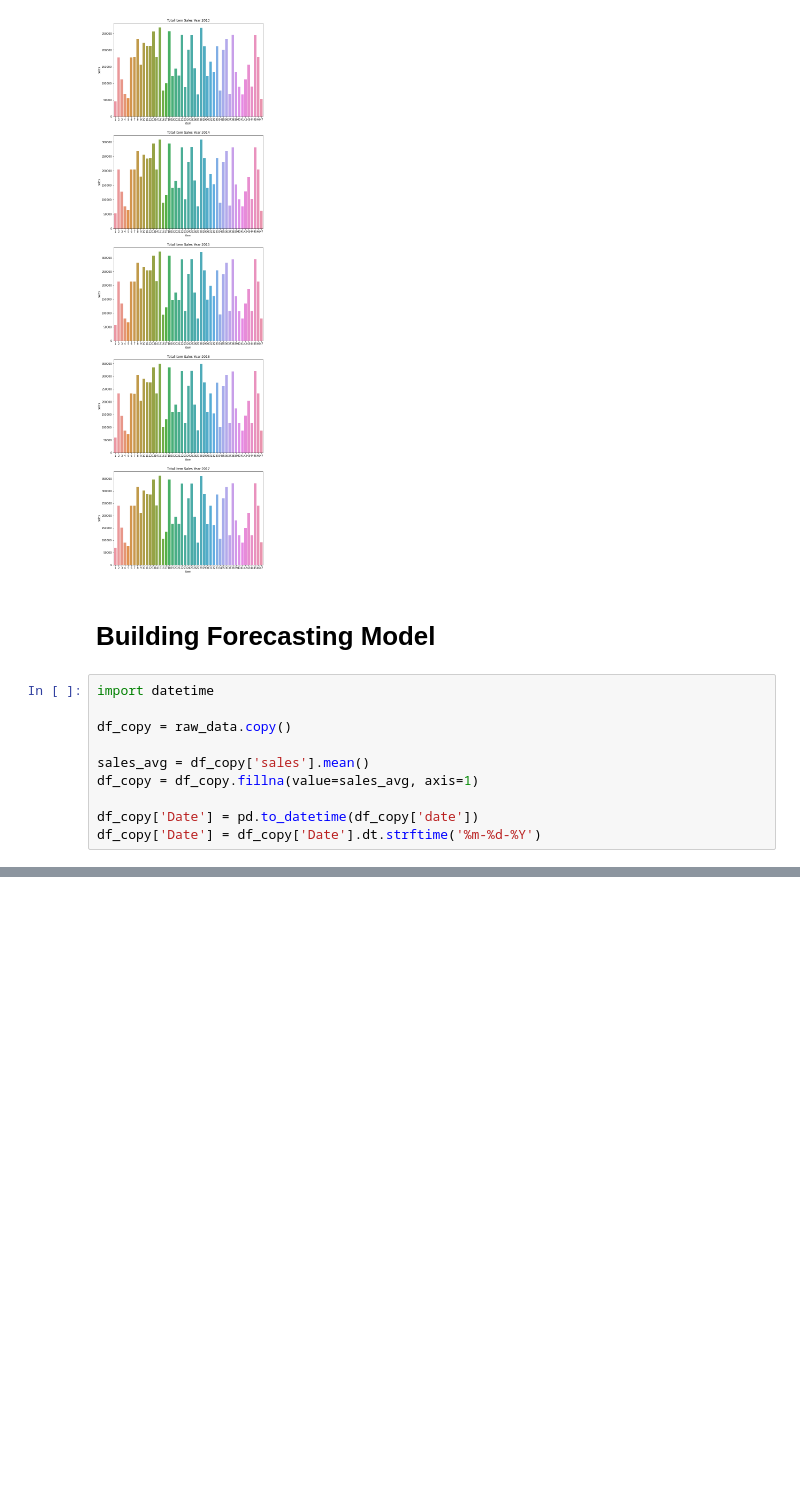
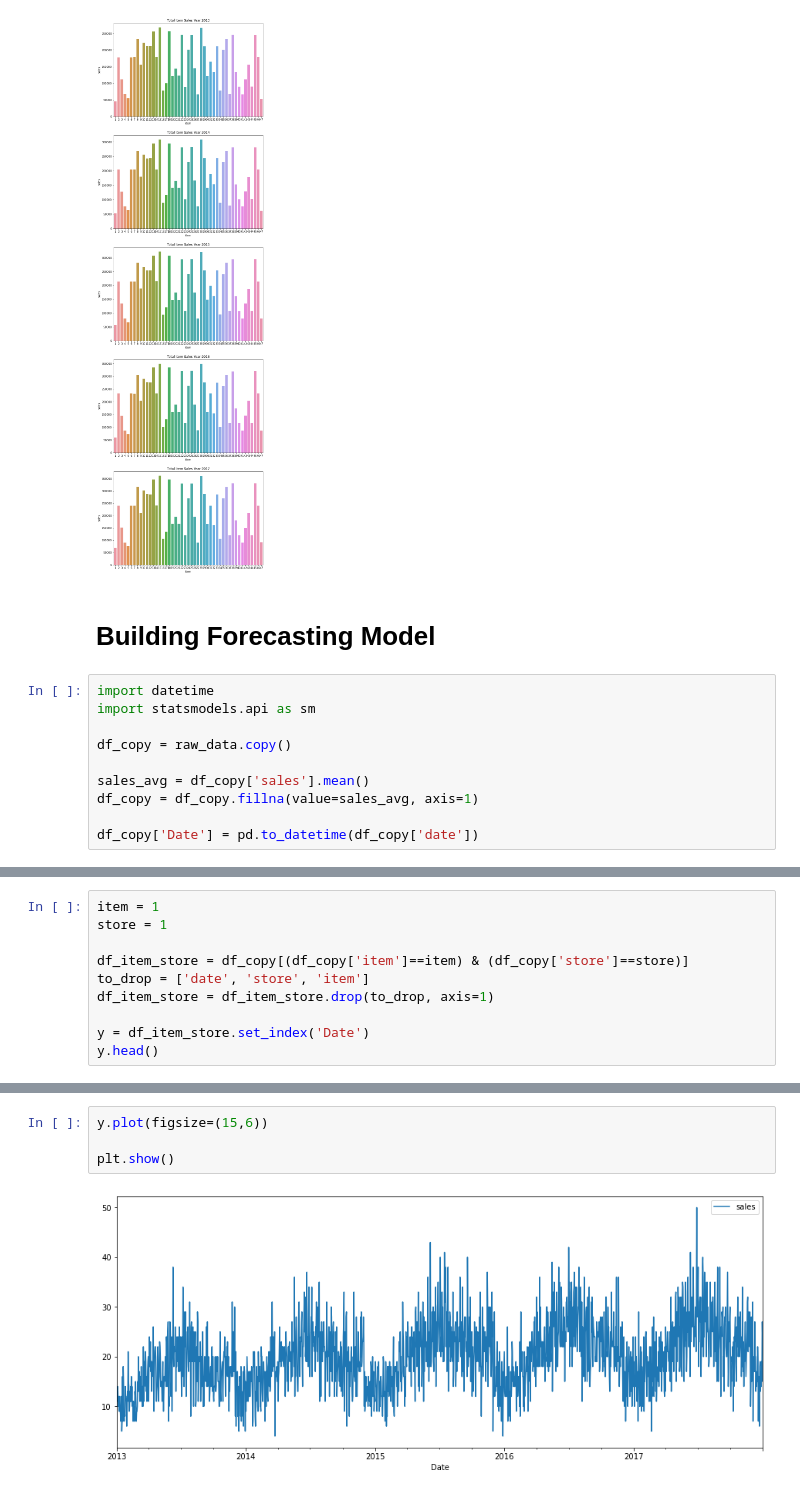
Before and after one commit to archeltaneka/sayurbox-technical-test, a Jupyter notebook: data-science.ipynb, the cells around one changed output, grey strips where cells are left out. Cells and saved outputs as stored; diff of their text form; blank space fills up the shorter version.

```diff
--- a/data-science.ipynb
+++ b/data-science.ipynb
@@ -294,6 +294,7 @@ plt.show()
 # Building Forecasting Model
 # %%
 import datetime
+import statsmodels.api as sm
 
 df_copy = raw_data.copy()
 
@@ -301,4 +302,3 @@ sales_avg = df_copy['sales'].mean()
 df_copy = df_copy.fillna(value=sales_avg, axis=1)
 
 df_copy['Date'] = pd.to_datetime(df_copy['date'])
-df_copy['Date'] = df_copy['Date'].dt.strftime('%m-%d-%Y')
@@ -315,0 +305,10 @@ df_grouped_by_date = df_copy.groupby(by=['Date'],)
+# %%
+item = 1
+store = 1
+
+df_item_store = df_copy[(df_copy['item']==item) & (df_copy['store']==store)]
+to_drop = ['date', 'store', 'item']
+df_item_store = df_item_store.drop(to_drop, axis=1)
+
+y = df_item_store.set_index('Date')
+y.head()
@@ -315,0 +323,6 @@ df_grouped_by_date = df_copy.groupby(by=['Date'],)
+# %%
+y.plot(figsize=(15,6))
+
+plt.show()
+# %% [output]
+[figure, added]
```
Also changed, not shown: parts of 18 cells of this notebook.
